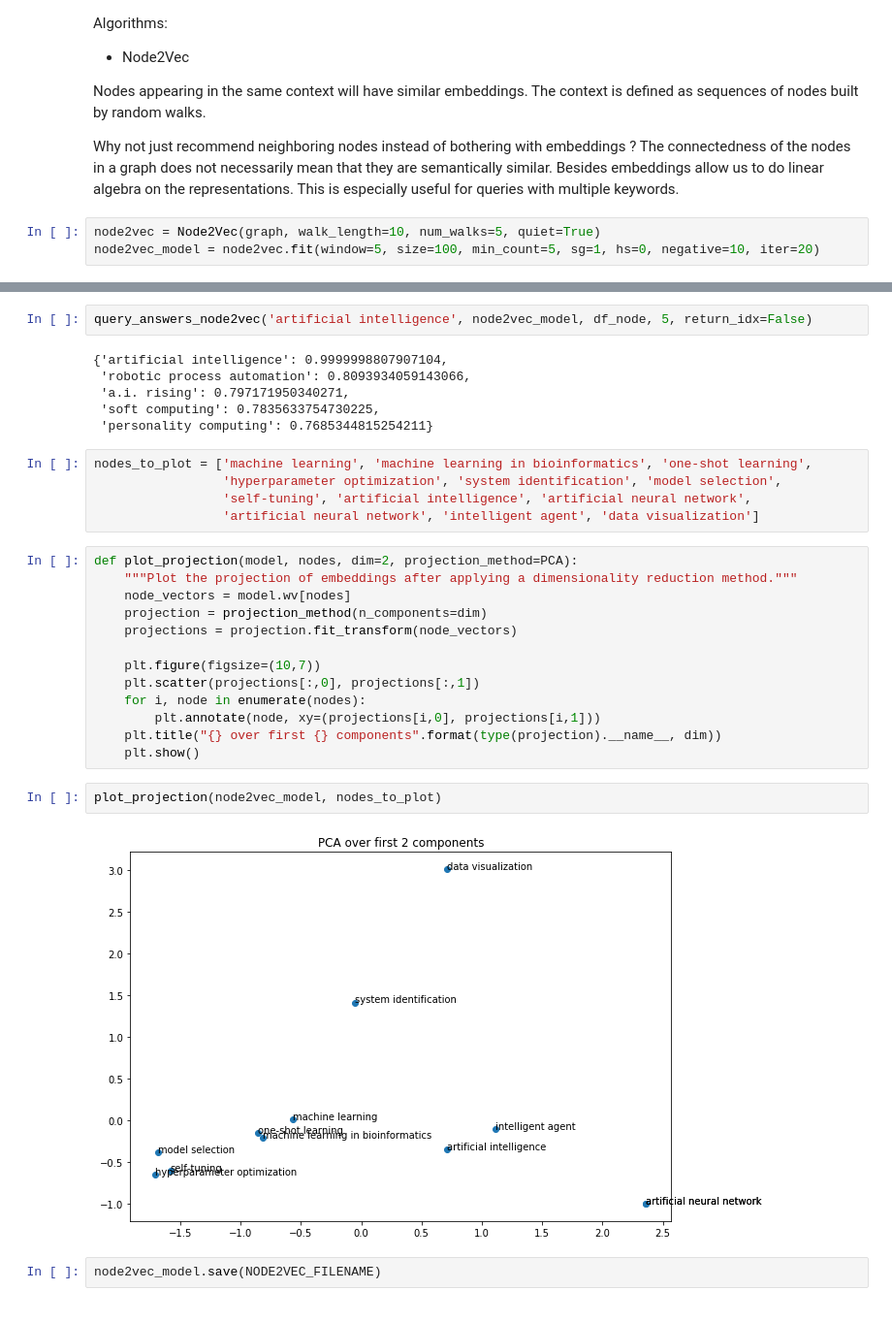
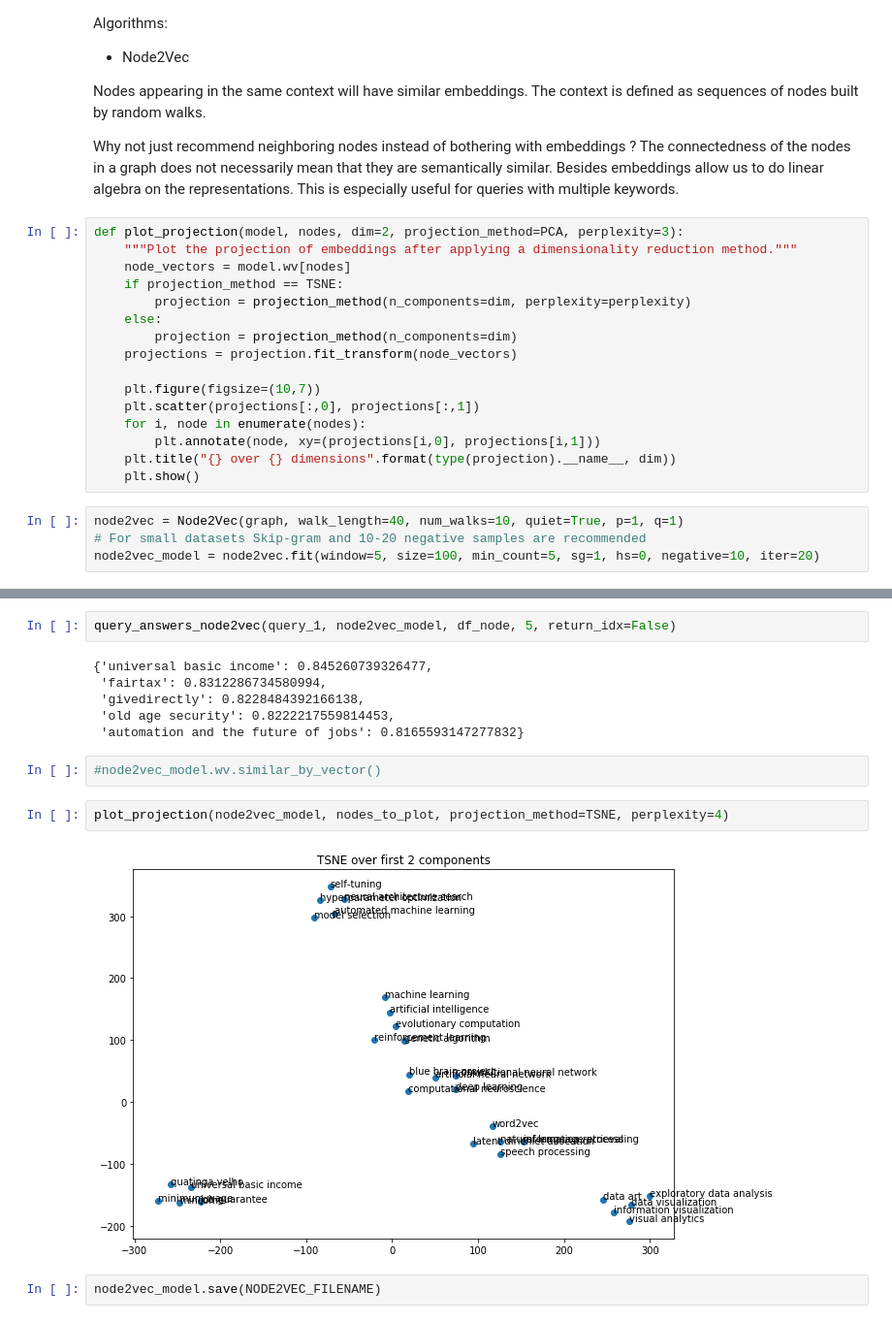
Before and after one commit to FredBaos/Ntds_project_team02, a Jupyter notebook: vince_la_menace_pepito.ipynb, the cells around one changed output, grey strips where cells are left out. Shown at 97% size. Cells and saved outputs as stored; diff of their text form.

```diff
--- a/vince_la_menace_pepito.ipynb
+++ b/vince_la_menace_pepito.ipynb
@@ -217,6 +211,23 @@ Algorithms:
 Nodes appearing in the same context will have similar embeddings. The context is defined as sequences of nodes built by random walks.
 
 Why not just recommend neighboring nodes instead of bothering with embeddings ? The connectedness of the nodes in a graph does not necessarily mean that they are semantically similar. Besides embeddings allow us to do linear algebra on the representations. This is especially useful for queries with multiple keywords.
+# %%
+def plot_projection(model, nodes, dim=2, projection_method=PCA, perplexity=3):
+    """Plot the projection of embeddings after applying a dimensionality reduction method."""
+    node_vectors = model.wv[nodes]
+    if projection_method == TSNE:
+        projection = projection_method(n_components=dim, perplexity=perplexity)
+    else:
+        projection = projection_method(n_components=dim)
+    projections = projection.fit_transform(node_vectors)
+
+    plt.figure(figsize=(10,7))
+    plt.scatter(projections[:,0], projections[:,1])
+    for i, node in enumerate(nodes):
+        plt.annotate(node, xy=(projections[i,0], projections[i,1]))
+    plt.title("{} over {} dimensions".format(type(projection).__name__, dim))
+    plt.show()
 # %%
-node2vec = Node2Vec(graph, walk_length=10, num_walks=5, quiet=True)
+node2vec = Node2Vec(graph, walk_length=40, num_walks=10, quiet=True, p=1, q=1)
+# For small datasets Skip-gram and 10-20 negative samples are recommended
 node2vec_model = node2vec.fit(window=5, size=100, min_count=5, sg=1, hs=0, negative=10, iter=20)
@@ -223,33 +272,17 @@ node2vec_model = node2vec.fit(window=5, size=100, min_count=5, sg=1, hs=0, negat
 # %%
-query_answers_node2vec('artificial intelligence', node2vec_model, df_node, 5, return_idx=False)
+query_answers_node2vec(query_1, node2vec_model, df_node, 5, return_idx=False)
 # %% [output]
-{'artificial intelligence': 0.9999998807907104,
- 'robotic process automation': 0.8093934059143066,
- 'a.i. rising': 0.797171950340271,
- 'soft computing': 0.7835633754730225,
- 'personality computing': 0.7685344815254211}
+{'universal basic income': 0.845260739326477,
+ 'fairtax': 0.8312286734580994,
+ 'givedirectly': 0.8228484392166138,
+ 'old age security': 0.8222217559814453,
+ 'automation and the future of jobs': 0.8165593147277832}
-# %%
-nodes_to_plot = ['machine learning', 'machine learning in bioinformatics', 'one-shot learning',
-                 'hyperparameter optimization', 'system identification', 'model selection',
-                 'self-tuning', 'artificial intelligence', 'artificial neural network',
-                 'artificial neural network', 'intelligent agent', 'data visualization']
-# %%
-def plot_projection(model, nodes, dim=2, projection_method=PCA):
-    """Plot the projection of embeddings after applying a dimensionality reduction method."""
-    node_vectors = model.wv[nodes]
-    projection = projection_method(n_components=dim)
-    projections = projection.fit_transform(node_vectors)
-
-    plt.figure(figsize=(10,7))
-    plt.scatter(projections[:,0], projections[:,1])
-    for i, node in enumerate(nodes):
-        plt.annotate(node, xy=(projections[i,0], projections[i,1]))
-    plt.title("{} over first {} components".format(type(projection).__name__, dim))
-    plt.show()
+# %%
+#node2vec_model.wv.similar_by_vector()
 # %%
-plot_projection(node2vec_model, nodes_to_plot)
+plot_projection(node2vec_model, nodes_to_plot, projection_method=TSNE, perplexity=4)
 # %% [output]
-[figure, old version]
+[figure, new version]
 # %%
 node2vec_model.save(NODE2VEC_FILENAME)
 # %% [markdown]
```
Also changed, not shown: parts of 4 cells of this notebook.
